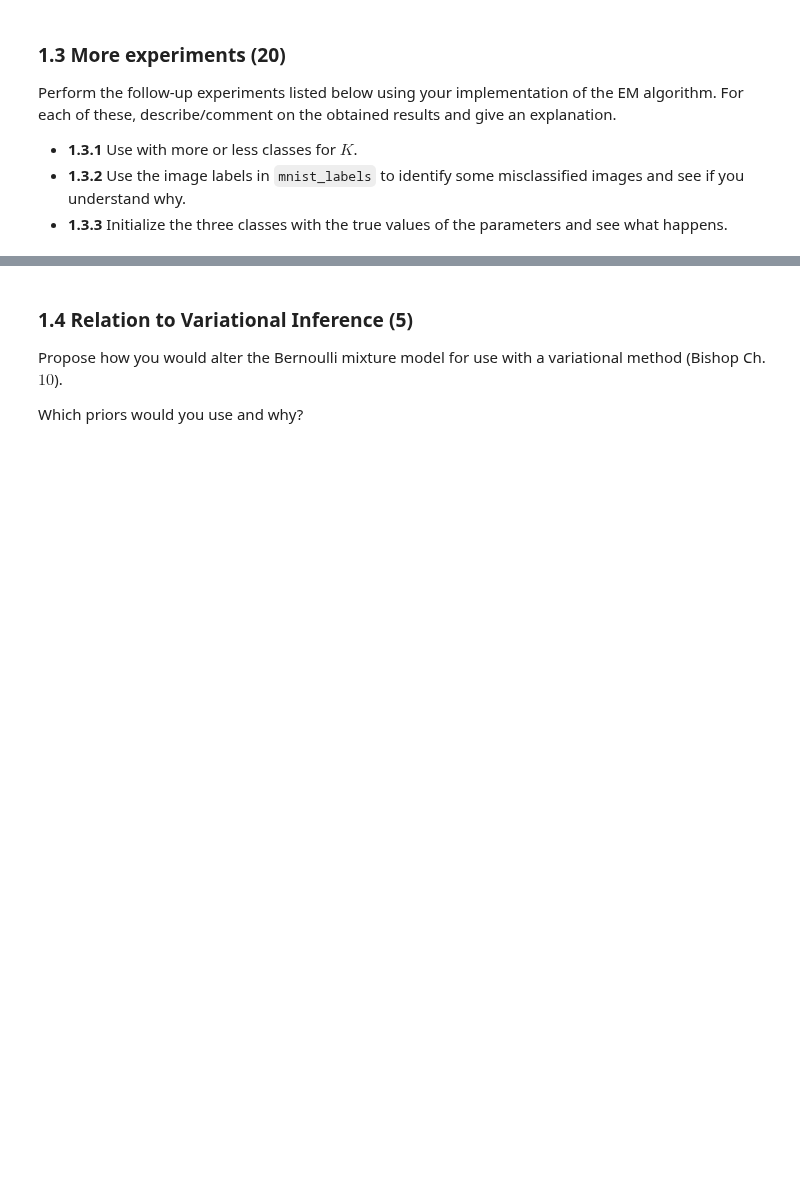
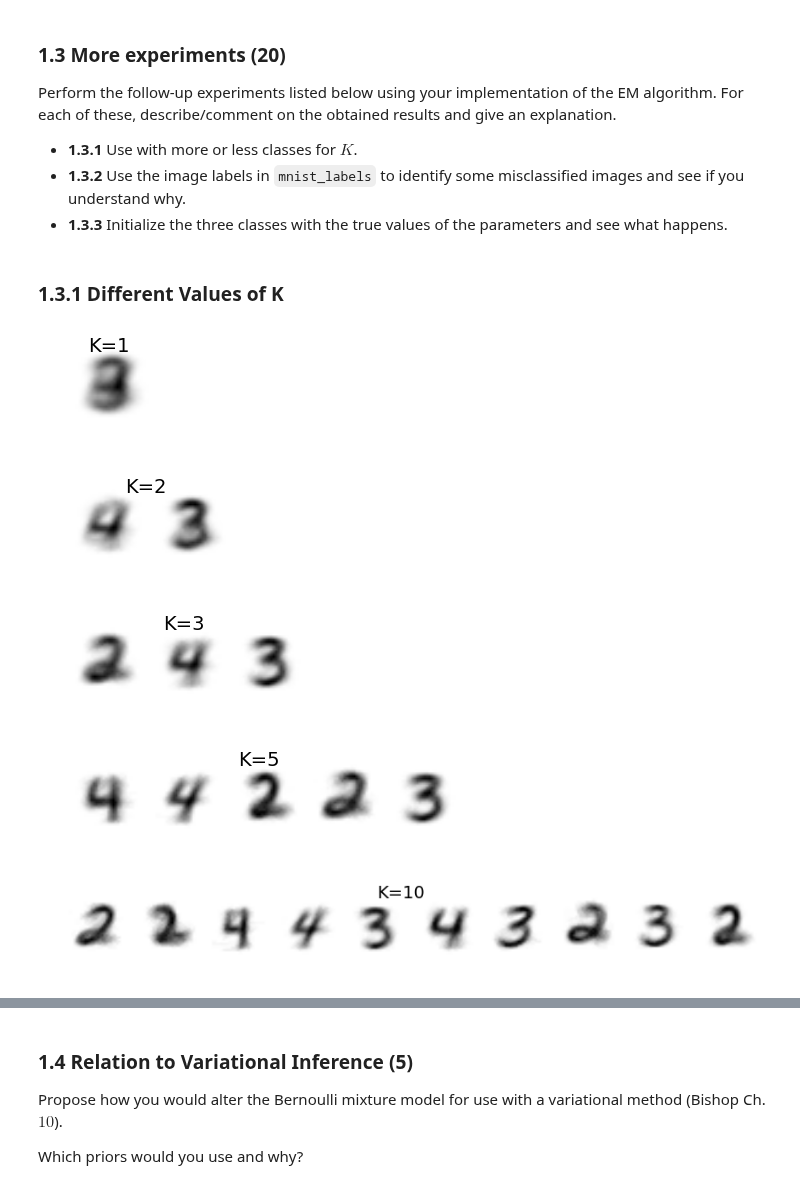
Before and after one commit to danakianfar/machine_learning_2_labs, a Jupyter notebook: lab3/Lab3.ipynb, the cells around one changed output, grey strips where cells are left out. Cells and saved outputs as stored; diff of their text form; code cells hidden in the pictures; blank space fills up the shorter version.

````diff
--- a/lab3/Lab3.ipynb
+++ b/lab3/Lab3.ipynb
@@ -196,3 +207,18 @@ Perform the follow-up experiments listed below using your implementation of the
     Use the image labels in ```mnist_labels``` to identify some misclassified images and see if you understand why.
 * __1.3.3__
     Initialize the three classes with the true values of the parameters and see what happens.
+# %% [markdown]
+### 1.3.1 Different Values of K
+# %%
+# Different values of K
+print('')
+Ks = [1,2,3,5,10]
+for k in Ks:
+    mu, gamma, pi, ll = EM(data,  K = k, max_iter = 100, true_labels = true_labels, verbose=False)
+    viz_reconstruction(mu, k)
+# %% [output]
+[figure, added]
+[figure, added]
+[figure, added]
+[figure, added]
+[figure, added]
````
Also changed, not shown: parts of 10 cells of this notebook.
